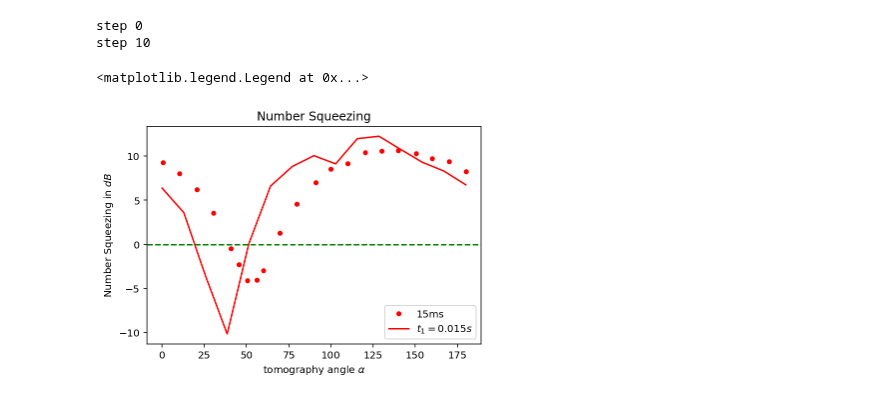
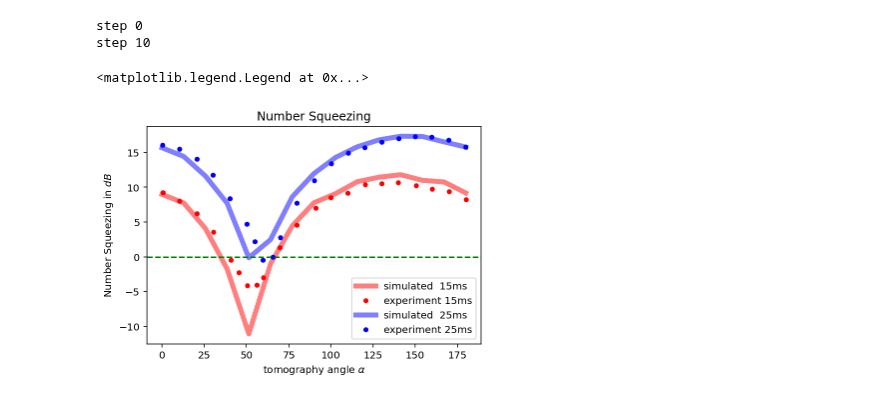
Before and after one commit to synqs/pennylane-ls, a Jupyter notebook: examples/Fisher_information.ipynb, the cells around one changed output. Drawn from its saved outputs; the diff is of its cells as text; code cells hidden in the pictures.

```diff
--- a/examples/Fisher_information.ipynb
+++ b/examples/Fisher_information.ipynb
@@ -109,34 +112,32 @@ chi = Lambda*omegax/Nat;
 Ntrott = 12;
 # %%
 alphas = np.linspace(0, np.pi, 15)
-shots_1 = np.zeros((len(alphas), nshots))
-
-theta1 = omegax*t1/2
-
-kappa1 = chi*t1
+variances_1 = np.zeros(len(alphas))
+variances_2 = np.zeros(len(alphas))
 
 for i in range(len(alphas)):
     if i%10==0:
         print("step", i)
     # Calculate the resulting states after each rotation
-    shots_1[i] = quantum_circuit(Nat, theta1, kappa1, alphas[i],Ntrott)
-
-variances_1 = shots_1.var(axis=1)
+    variances_1[i] = quantum_circuit(Nat, omegax*t1, chi*t1, alphas[i],Ntrott)
+    variances_2[i] = quantum_circuit(Nat, omegax*t2, chi*t2, alphas[i],Ntrott)
 # %% [output]
 step 0
 step 10
 # %%
 f, ax = plt.subplots()
 ax.set_title("Number Squeezing")
-ax.plot(data_strobel_15.dB, data_strobel_15.alpha, 'ro', label="15ms", markersize=4)
-plt.plot(180-np.rad2deg(alphas), number_squeezing_factor_to_db(l/2, variances_1),'r-', label=fr"$t_1={t1}s$")
+plt.plot(180-np.rad2deg(alphas), number_squeezing_factor_to_db(l/2, variances_1),'r-', lw = 5, label="simulated  15ms", alpha = 0.5)
+ax.plot(data_strobel_15.dB, data_strobel_15.alpha, 'ro', label="experiment 15ms", markersize=4)
+plt.plot(180-np.rad2deg(alphas), number_squeezing_factor_to_db(l/2, variances_2),'b-', lw = 5, label="simulated  25ms", alpha = 0.5)
+ax.plot(data_strobel_25.dB, data_strobel_25.alpha, 'bo', label="experiment 25ms", markersize=4)
 ax.axhline(y=0, color='g', linestyle='--')
 ax.set_ylabel(r'Number Squeezing in $dB$')
 ax.set_xlabel(r'tomography angle $\alpha$')
 ax.legend()
 # %% [output]
 <matplotlib.legend.Legend at 0x...>
-[figure, old version]
+[figure, new version]
 # %%
 print(quantum_circuit.draw())
 # %% [output]
```
Also changed, not shown: parts of 14 cells of this notebook.
